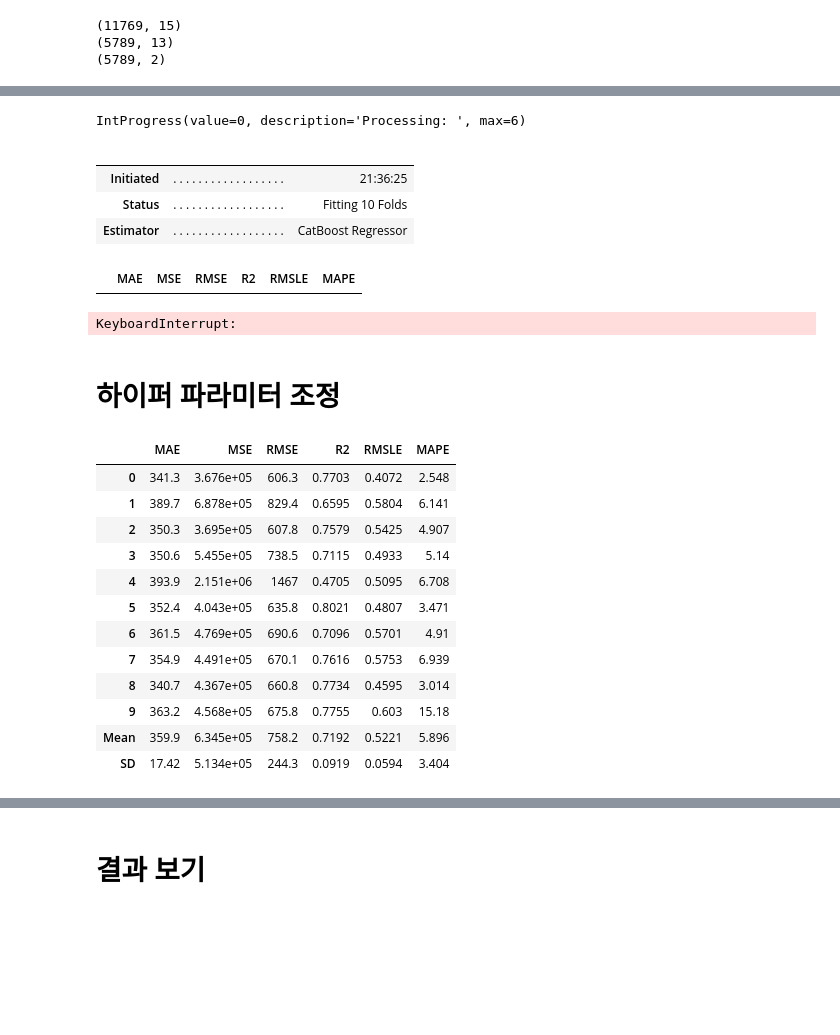
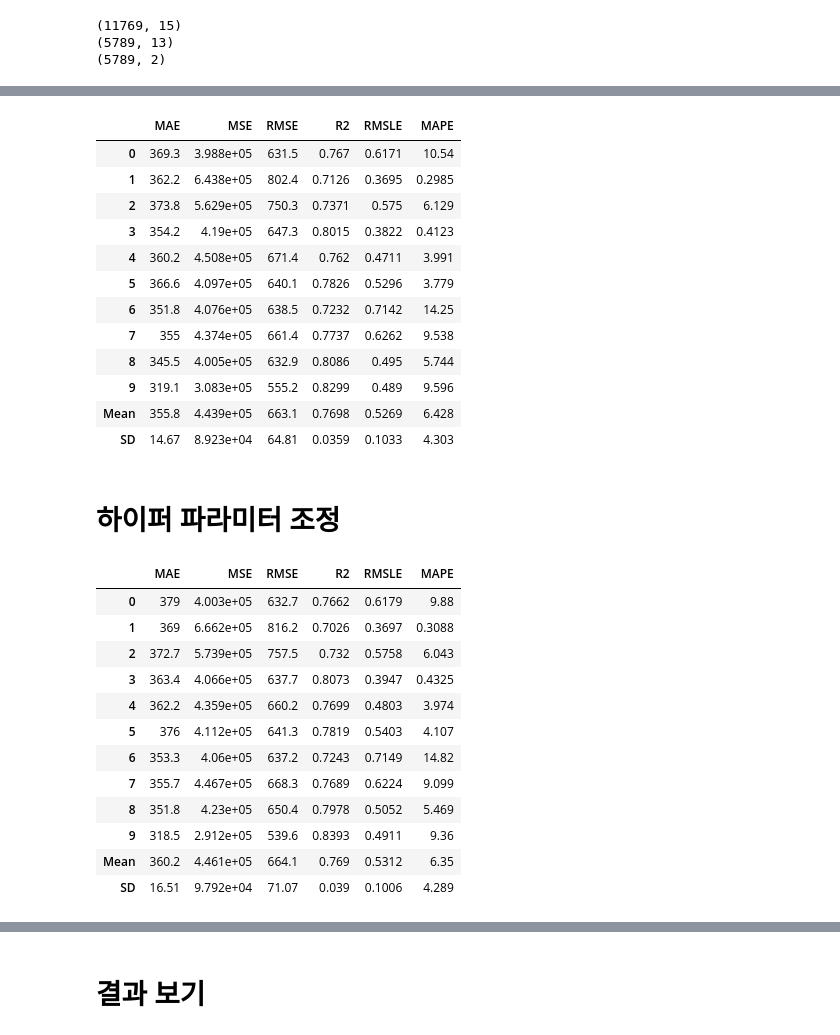
Before and after one commit to yebiny/predictCarCost, a Jupyter notebook: AutoML.ipynb, the cells around one changed output, grey strips where cells are left out. Saved outputs shown, nothing was run; the diff lists cells and outputs as text; code cells hidden in the pictures; blank space fills up the shorter version.

```diff
--- a/AutoML.ipynb
+++ b/AutoML.ipynb
@@ -236,13 +293,18 @@ catb = create_model('catboost')
 # %%
-boosted_catb = ensemble_model(catb, method = 'Boosting')
+bagged_catb = ensemble_model(catb)
 # %% [output]
-IntProgress(value=0, description='Processing: ', max=6)
-|  |  |  |
-|  |  |  |
-| Initiated | . . . . . . . . . . . . . . . . . . | 21:36:25 |
-| Status | . . . . . . . . . . . . . . . . . . | Fitting 10 Folds |
-| Estimator | . . . . . . . . . . . . . . . . . . | CatBoost Regressor |
+|  | MAE | MSE | RMSE | R2 | RMSLE | MAPE |
+| 0 | 369.3 | 3.988e+05 | 631.5 | 0.767 | 0.6171 | 10.54 |
+| 1 | 362.2 | 6.438e+05 | 802.4 | 0.7126 | 0.3695 | 0.2985 |
+| 2 | 373.8 | 5.629e+05 | 750.3 | 0.7371 | 0.575 | 6.129 |
+| 3 | 354.2 | 4.19e+05 | 647.3 | 0.8015 | 0.3822 | 0.4123 |
+| 4 | 360.2 | 4.508e+05 | 671.4 | 0.762 | 0.4711 | 3.991 |
+| 5 | 366.6 | 4.097e+05 | 640.1 | 0.7826 | 0.5296 | 3.779 |
+| 6 | 351.8 | 4.076e+05 | 638.5 | 0.7232 | 0.7142 | 14.25 |
+| 7 | 355 | 4.374e+05 | 661.4 | 0.7737 | 0.6262 | 9.538 |
+| 8 | 345.5 | 4.005e+05 | 632.9 | 0.8086 | 0.495 | 5.744 |
+| 9 | 319.1 | 3.083e+05 | 555.2 | 0.8299 | 0.489 | 9.596 |
+| Mean | 355.8 | 4.439e+05 | 663.1 | 0.7698 | 0.5269 | 6.428 |
+| SD | 14.67 | 8.923e+04 | 64.81 | 0.0359 | 0.1033 | 4.303 |
-|  | MAE | MSE | RMSE | R2 | RMSLE | MAPE |
-KeyboardInterrupt:
 # %% [markdown]
 # 하이퍼 파라미터 조정
@@ -254,16 +311,16 @@ params = {
-# %%
-tuned_gbr = tune_model(xgb, custom_grid = params)
-# %% [output]
-|  | MAE | MSE | RMSE | R2 | RMSLE | MAPE |
-| 0 | 341.3 | 3.676e+05 | 606.3 | 0.7703 | 0.4072 | 2.548 |
-| 1 | 389.7 | 6.878e+05 | 829.4 | 0.6595 | 0.5804 | 6.141 |
-| 2 | 350.3 | 3.695e+05 | 607.8 | 0.7579 | 0.5425 | 4.907 |
-| 3 | 350.6 | 5.455e+05 | 738.5 | 0.7115 | 0.4933 | 5.14 |
-| 4 | 393.9 | 2.151e+06 | 1467 | 0.4705 | 0.5095 | 6.708 |
-| 5 | 352.4 | 4.043e+05 | 635.8 | 0.8021 | 0.4807 | 3.471 |
-| 6 | 361.5 | 4.769e+05 | 690.6 | 0.7096 | 0.5701 | 4.91 |
-| 7 | 354.9 | 4.491e+05 | 670.1 | 0.7616 | 0.5753 | 6.939 |
-| 8 | 340.7 | 4.367e+05 | 660.8 | 0.7734 | 0.4595 | 3.014 |
-| 9 | 363.2 | 4.568e+05 | 675.8 | 0.7755 | 0.603 | 15.18 |
-| Mean | 359.9 | 6.345e+05 | 758.2 | 0.7192 | 0.5221 | 5.896 |
-| SD | 17.42 | 5.134e+05 | 244.3 | 0.0919 | 0.0594 | 3.404 |
+# %%
+tuned_xgb = tune_model(bagged_xgb)
+# %% [output]
+|  | MAE | MSE | RMSE | R2 | RMSLE | MAPE |
+| 0 | 379 | 4.003e+05 | 632.7 | 0.7662 | 0.6179 | 9.88 |
+| 1 | 369 | 6.662e+05 | 816.2 | 0.7026 | 0.3697 | 0.3088 |
+| 2 | 372.7 | 5.739e+05 | 757.5 | 0.732 | 0.5758 | 6.043 |
+| 3 | 363.4 | 4.066e+05 | 637.7 | 0.8073 | 0.3947 | 0.4325 |
+| 4 | 362.2 | 4.359e+05 | 660.2 | 0.7699 | 0.4803 | 3.974 |
+| 5 | 376 | 4.112e+05 | 641.3 | 0.7819 | 0.5403 | 4.107 |
+| 6 | 353.3 | 4.06e+05 | 637.2 | 0.7243 | 0.7149 | 14.82 |
+| 7 | 355.7 | 4.467e+05 | 668.3 | 0.7689 | 0.6224 | 9.099 |
+| 8 | 351.8 | 4.23e+05 | 650.4 | 0.7978 | 0.5052 | 5.469 |
+| 9 | 318.5 | 2.912e+05 | 539.6 | 0.8393 | 0.4911 | 9.36 |
+| Mean | 360.2 | 4.461e+05 | 664.1 | 0.769 | 0.5312 | 6.35 |
+| SD | 16.51 | 9.792e+04 | 71.07 | 0.039 | 0.1006 | 4.289 |
```
Also changed, not shown: parts of 47 cells of this notebook, 1 other file.
